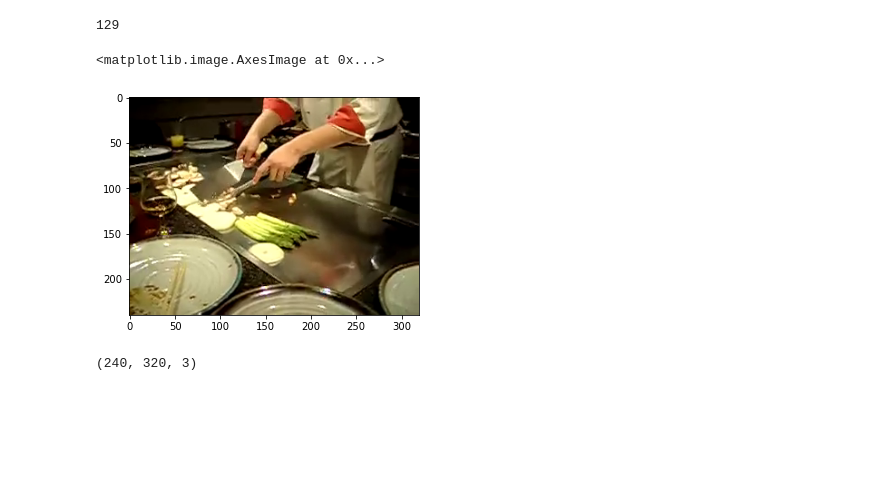
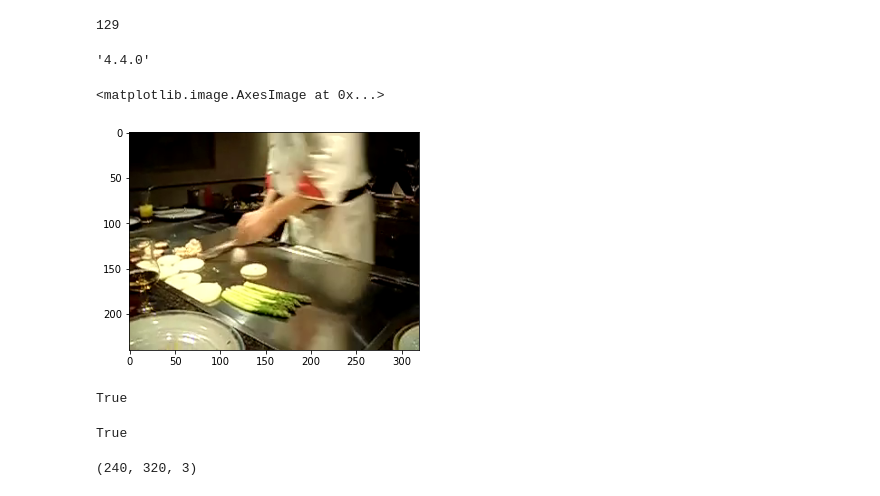
Before and after one commit to Rrrima/VideoHighlighter, a Jupyter notebook: startcode.ipynb, the cells around one changed output. Saved outputs shown, nothing was run; the diff lists cells and outputs as text; code cells hidden in the pictures; blank space fills up the shorter version.

Commit message:
final version

```diff
--- a/startcode.ipynb
+++ b/startcode.ipynb
@@ -33,11 +34,15 @@ imgarr = frame_capture(test_vid)
 len(imgarr)
 # %% [output]
 129
+# %%
+cv2.__version__
+# %% [output]
+'4.4.0'
 # %%
 # visualize a single frame image
 # opencv read images for bgr, convert it before visualize, you can also choose
-im_rgb = cv2.cvtColor(imgarr[1], cv2.COLOR_BGR2RGB)
+im_rgb = cv2.cvtColor(imgarr[38], cv2.COLOR_BGR2RGB)
 plt.imshow(im_rgb)
 # %% [output]
 <matplotlib.image.AxesImage at 0x...>
-[figure, old version]
+[figure, new version]
@@ -44,3 +54,13 @@ plt.imshow(im_rgb)
+# %%
+img=cv2.drawKeypoints(gray,kp,gray)
+cv2.imwrite('sift_keypoints.jpg',img)
+# %% [output]
+True
+# %%
+img=cv2.drawKeypoints(gray,kp,gray,flags=cv2.DRAW_MATCHES_FLAGS_DRAW_RICH_KEYPOINTS)
+cv2.imwrite('sift_keypoints2.jpg',img)
+# %% [output]
+True
 # %%
 # the image is 240 pixel in height, 320 pixel width, and 3 in channel(rgb)
 im_rgb.shape
```
Also changed, not shown: parts of 3 cells of this notebook, 18 other files.
